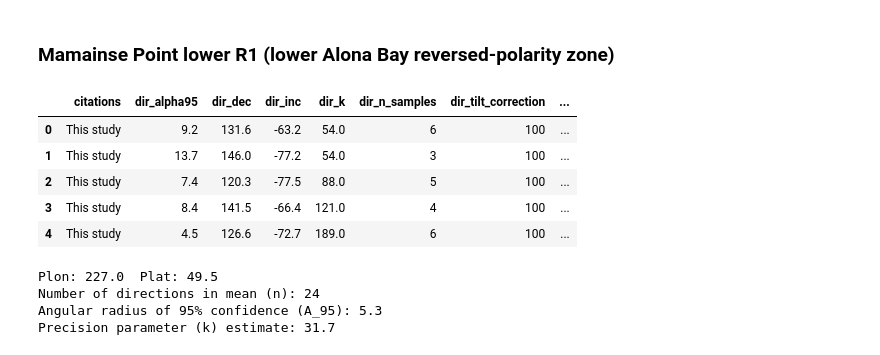
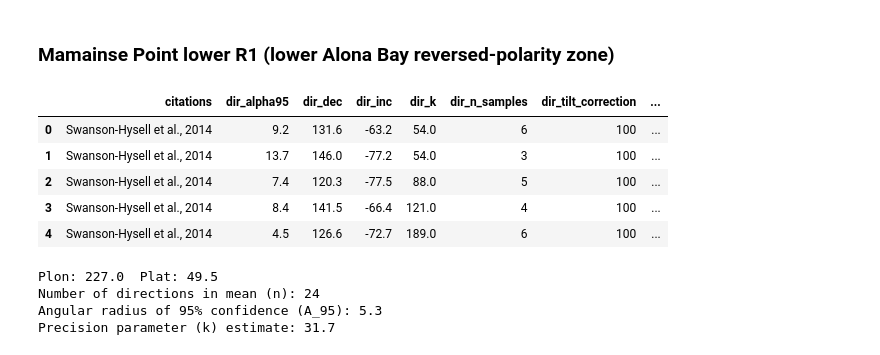
Before and after one commit to Swanson-Hysell-Group/2024_SWLLIP, a Jupyter notebook: code/Keweenawan_Track_VGP_APWP.ipynb, the cells around one changed output. Saved outputs shown, nothing was run; the diff lists cells and outputs as text; code cells hidden in the pictures.

```diff
--- a/code/Keweenawan_Track_VGP_APWP.ipynb
+++ b/code/Keweenawan_Track_VGP_APWP.ipynb
@@ -405,6 +430,7 @@ ipmag.download_magic('MamainseMagIC.txt',
                      input_dir_path='../data/pmag_compiled/Swanson-Hysell2014a',
                      overwrite=True,print_progress=False,data_model=3.0)
 MP_sites = pd.read_csv('../data/pmag_compiled/Swanson-Hysell2014a/sites.txt',sep='\t',header=1)
+MP_sites['citations'] = 'Swanson-Hysell et al., 2014'
 # %% [markdown]
 There are significant changes in pole position recorded in the succession at Mamainse Point. As a result, poles need to be calculated from subsets of the VGPs. These divisions are made by stratigraphic intervals as was done in Swanson-Hysell et al. (2009, 2014a) with four resulting poles:
 - Mamainse Point lower R1 (the stratigraphically lowest 600 meters; older portion of the Alona Bay reversed-polarity zone)
@@ -416,18 +442,20 @@ There are significant changes in pole position recorded in the succession at Mam
 # %%
 MP_sites_lowerR1 = MP_sites[MP_sites.height<600]
 MP_sites_lowerR1['pole_name'] = 'Mamainse lower R1'
+MP_sites_lowerR1['dir_polarity'] = 'r'
 MP_sites_lowerR1['age'] = 1109
 MP_sites_lowerR1['age_high'] = 1112
 MP_sites_lowerR1['age_low'] = 1106
 MP_sites_lowerR1['age_unit'] = 'Ma'
+MP_sites_lowerR1['age_uncertainty'] = 'uniform'
 MP_sites_lowerR1.head()
 # %% [output]
 |  | citations | dir_alpha95 | dir_dec | dir_inc | dir_k | dir_n_samples | dir_tilt_correction | ... |
-| 0 | This study | 9.2 | 131.6 | -63.2 | 54.0 | 6 | 100 | ... |
-| 1 | This study | 13.7 | 146.0 | -77.2 | 54.0 | 3 | 100 | ... |
-| 2 | This study | 7.4 | 120.3 | -77.5 | 88.0 | 5 | 100 | ... |
-| 3 | This study | 8.4 | 141.5 | -66.4 | 121.0 | 4 | 100 | ... |
-| 4 | This study | 4.5 | 126.6 | -72.7 | 189.0 | 6 | 100 | ... |
+| 0 | Swanson-Hysell et al., 2014 | 9.2 | 131.6 | -63.2 | 54.0 | 6 | 100 | ... |
+| 1 | Swanson-Hysell et al., 2014 | 13.7 | 146.0 | -77.2 | 54.0 | 3 | 100 | ... |
+| 2 | Swanson-Hysell et al., 2014 | 7.4 | 120.3 | -77.5 | 88.0 | 5 | 100 | ... |
+| 3 | Swanson-Hysell et al., 2014 | 8.4 | 141.5 | -66.4 | 121.0 | 4 | 100 | ... |
+| 4 | Swanson-Hysell et al., 2014 | 4.5 | 126.6 | -72.7 | 189.0 | 6 | 100 | ... |
 # %%
 MPlowerR1_mean = ipmag.fisher_mean(dec=MP_sites_lowerR1.vgp_lon.tolist(),
                                    inc=MP_sites_lowerR1.vgp_lat.tolist())
```
Also changed, not shown: parts of 38 cells of this notebook, 1 other file.
